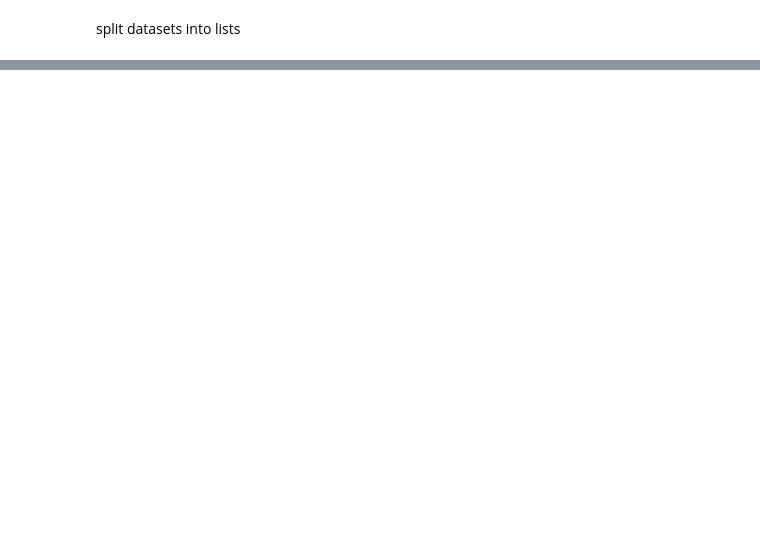
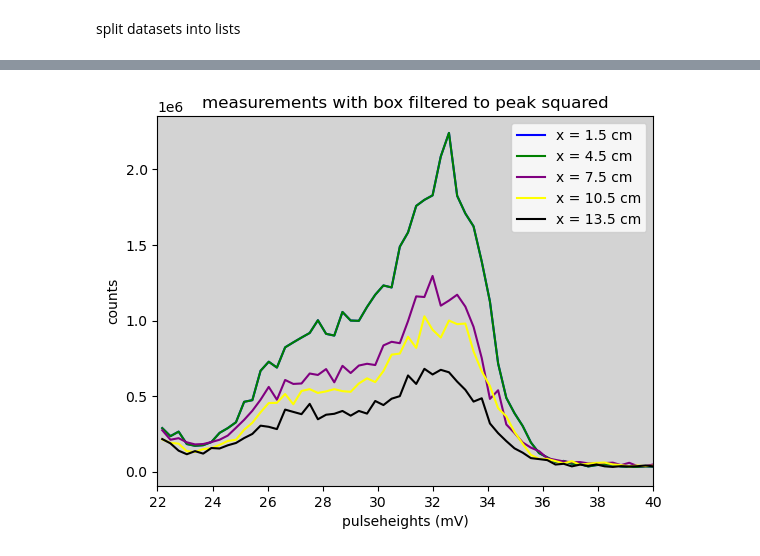
Before and after one commit to jrc-rodriguez/particle_physics, a Jupyter notebook: particle_physics.ipynb, the cells around one changed output, grey strips where cells are left out. Drawn from its saved outputs; the diff is of its cells as text; code cells hidden in the pictures; blank space fills up the shorter version.

```diff
--- a/particle_physics.ipynb
+++ b/particle_physics.ipynb
@@ -100,0 +164,22 @@ plt.show()
+# %%
+pulseheights_cut_square_x1, counts_cut_square_x1 = adjust(pulseheights_x1, counts_square_x1)
+pulseheights_cut_square_x2, counts_cut_square_x2 = adjust(pulseheights_x2, counts_square_x2)
+pulseheights_cut_square_x3, counts_cut_square_x3 = adjust(pulseheights_x3, counts_square_x3)
+pulseheights_cut_square_x4, counts_cut_square_x4 = adjust(pulseheights_x4, counts_square_x4)
+pulseheights_cut_square_x5, counts_cut_square_x5 = adjust(pulseheights_x5, counts_square_x5)
+
+plt.plot(pulseheights_cut_square_x1, counts_cut_square_x1, color = 'blue', label = "x = 1.5 cm")
+plt.plot(pulseheights_cut_square_x2, counts_cut_square_x2, color = 'green', label = "x = 4.5 cm")
+plt.plot(pulseheights_cut_square_x3, counts_cut_square_x3, color = 'purple', label = "x = 7.5 cm")
+plt.plot(pulseheights_cut_square_x4, counts_cut_square_x4, color = 'yellow', label = "x = 10.5 cm")
+plt.plot(pulseheights_cut_square_x5, counts_cut_square_x5, color = 'black', label = "x = 13.5 cm")
+
+plt.gca().set_facecolor('lightgrey')
+plt.title("measurements with box filtered to peak squared")
+plt.legend(loc = 'upper right')
+plt.xlim(22, 40)
+plt.ylabel("counts")
+plt.xlabel("pulseheights (mV)")
+plt.show()
+# %% [output]
+[figure, added]
```
Also changed, not shown: parts of 12 cells of this notebook, 11 other files.
